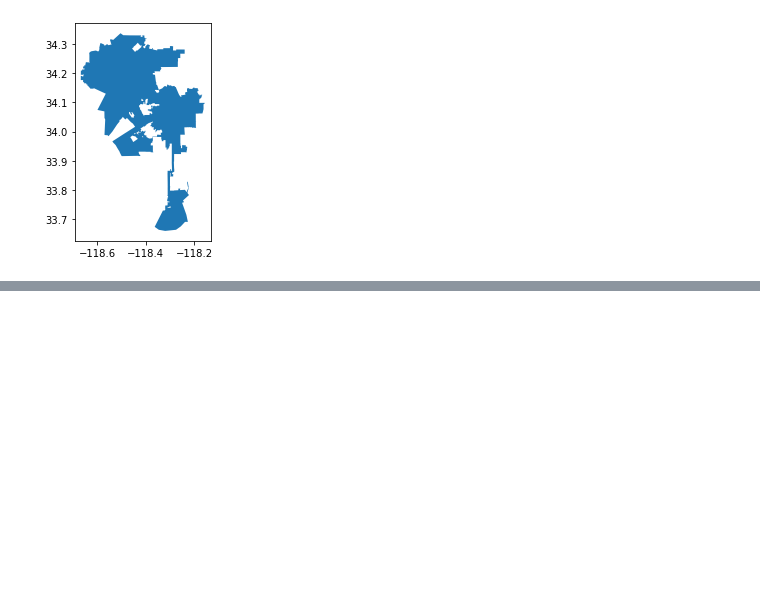
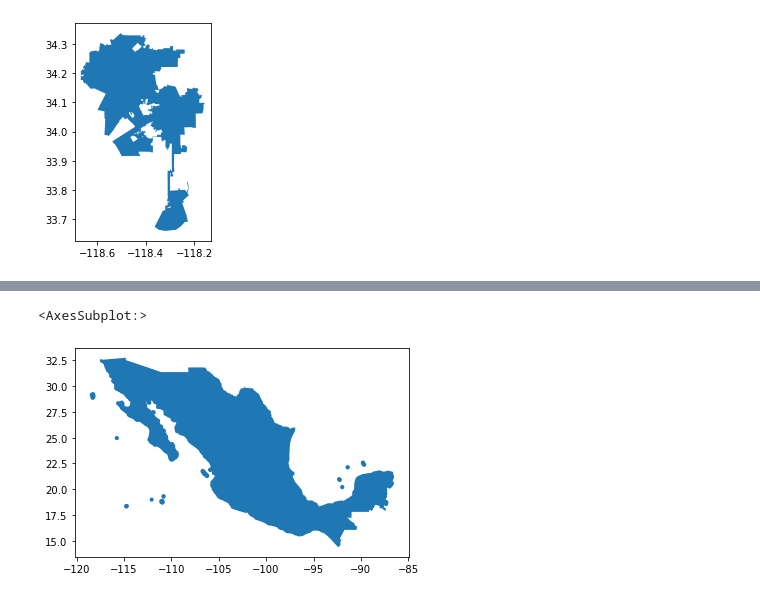
Before and after one commit to shashidhara-ruchika/spatial_join_capstone, a Jupyter notebook: Polygon_Metrics.ipynb, the cells around one changed output, grey strips where cells are left out. Cells and saved outputs as stored; diff of their text form; code cells hidden in the pictures; blank space fills up the shorter version.

```diff
--- a/Polygon_Metrics.ipynb
+++ b/Polygon_Metrics.ipynb
@@ -95,0 +113,6 @@ print(data_1_metrics_dict)
+# %%
+data_3 = geocode_to_gdf('Mexico')
+data_3.plot()
+# %% [output]
+<AxesSubplot:>
+[figure, added]
```
Also changed, not shown: parts of 6 cells of this notebook.
